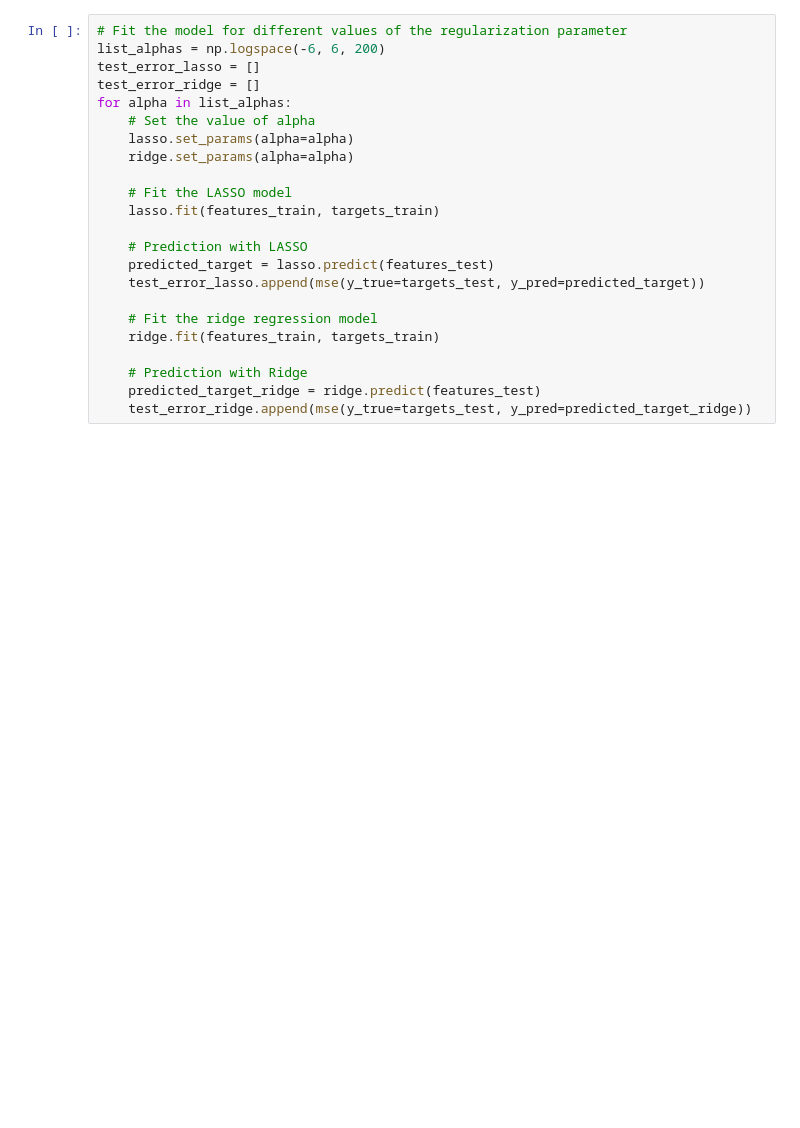
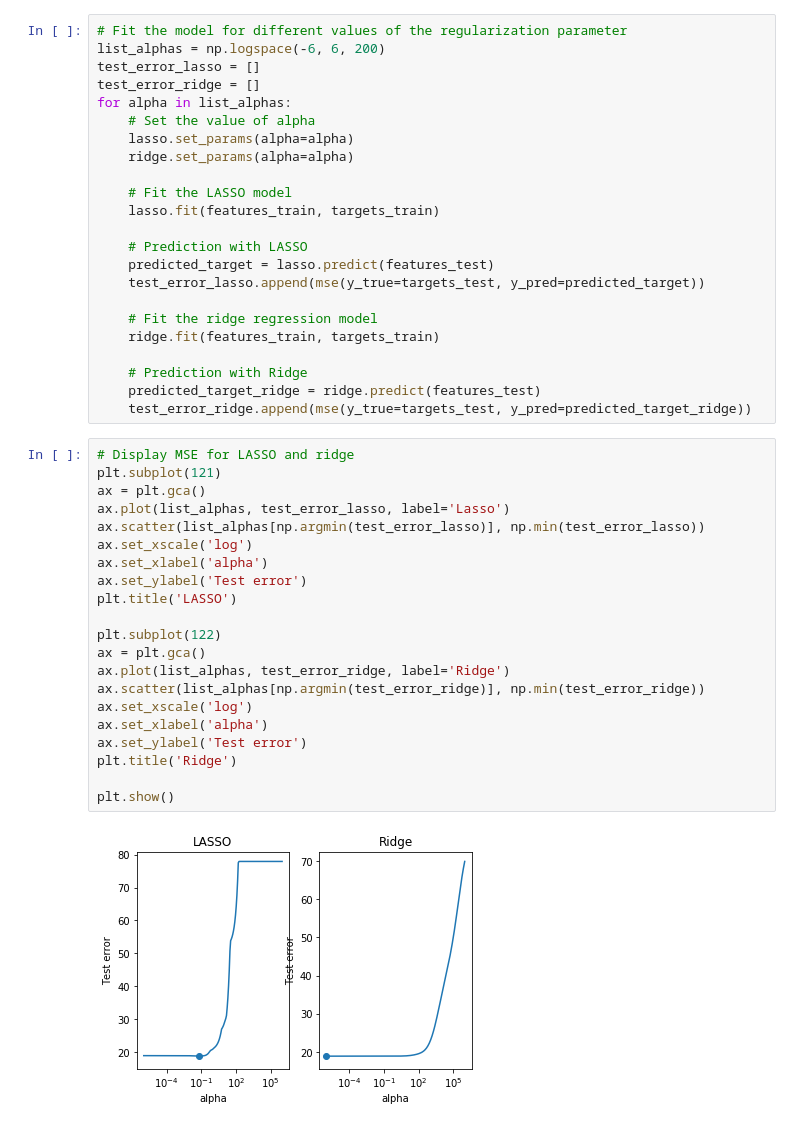
Before and after one commit to AdriBesson/Statistical_learning_course, a Jupyter notebook: week4/week4.ipynb, the cells around one changed output. Drawn from its saved outputs; the diff is of its cells as text; blank space fills up the shorter version.

```diff
--- a/week4/week4.ipynb
+++ b/week4/week4.ipynb
@@ -262,3 +264,26 @@ for alpha in list_alphas:
     # Prediction with Ridge
     predicted_target_ridge = ridge.predict(features_test)
     test_error_ridge.append(mse(y_true=targets_test, y_pred=predicted_target_ridge))
+# %%
+# Display MSE for LASSO and ridge
+plt.subplot(121)
+ax = plt.gca()
+ax.plot(list_alphas, test_error_lasso, label='Lasso')
+ax.scatter(list_alphas[np.argmin(test_error_lasso)], np.min(test_error_lasso))
+ax.set_xscale('log')
+ax.set_xlabel('alpha')
+ax.set_ylabel('Test error')
+plt.title('LASSO')
+
+plt.subplot(122)
+ax = plt.gca()
+ax.plot(list_alphas, test_error_ridge, label='Ridge')
+ax.scatter(list_alphas[np.argmin(test_error_ridge)], np.min(test_error_ridge))
+ax.set_xscale('log')
+ax.set_xlabel('alpha')
+ax.set_ylabel('Test error')
+plt.title('Ridge')
+
+plt.show()
+# %% [output]
+[figure, added]
```
Also changed, not shown: parts of 1 cell of this notebook, 4 other files.
